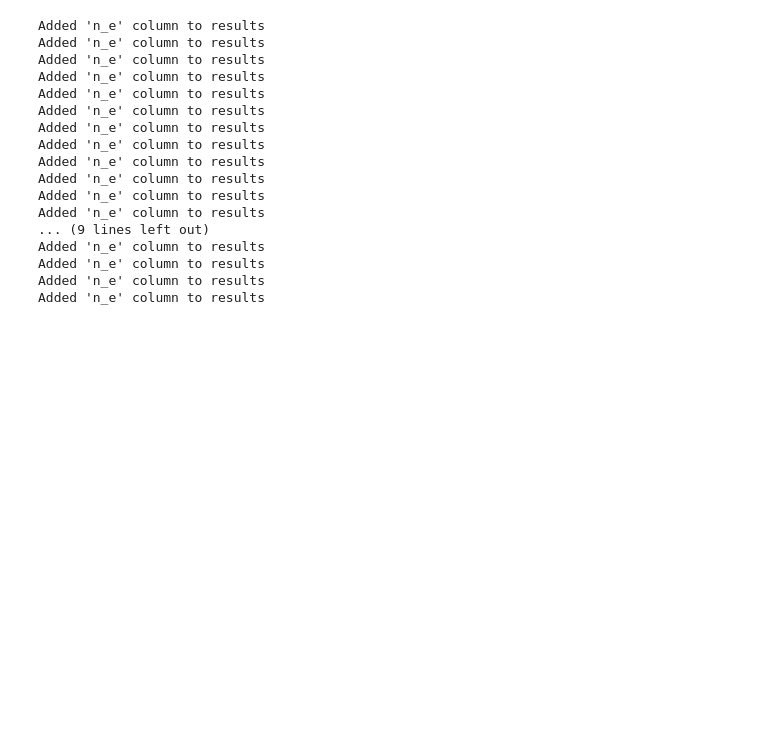
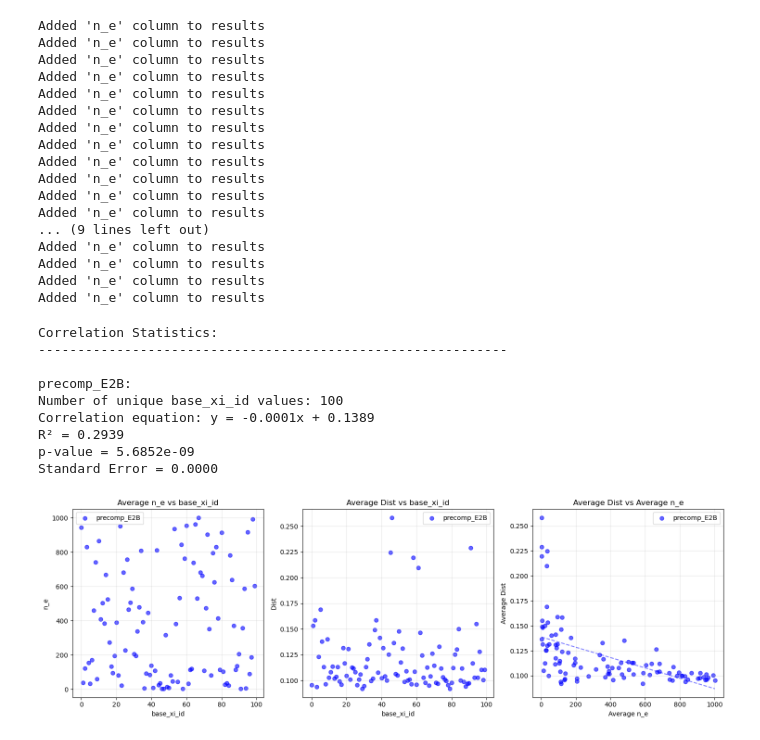
Before and after one commit to Gianmarco-Sarnelli/STL_explainability, a Jupyter notebook: Results_new.ipynb, the cells around one changed output. Cells and saved outputs as stored; diff of their text form; code cells hidden in the pictures; blank space fills up the shorter version.

```diff
--- a/Results_new.ipynb
+++ b/Results_new.ipynb
@@ -420,3 +551,36 @@ Added 'n_e' column to results
 Added 'n_e' column to results
 Added 'n_e' column to results
 Added 'n_e' column to results
+# %%
+# Computing the average results for each base_xi_id:
+#['n_psi_added', 'n_traj', 'local_std', 'n_traj_points', 'phi_id', 'base_xi_id', 'Dist', 'Cos_Dist', 'Dist_rho', 'Norm_glob', 'Norm_loc', 'Norm_imp', 'Pinv_error', 'Sum_weights', 'Sum_squared_weights', 'Elapsed_time', 'Process_mem', 'n_e']
+
+# Example parameters
+test_names = ["precomp_E2B"]
+column_x = "base_xi_id"
+column_y1 = "n_e"
+column_y2 = "Dist"
+
+# Optional focus dictionary to filter specific values
+#focus_dict = {}
+
+# Create the analysis plots
+fig, stats_summary = analyze_column_correlations(
+    test_names=test_names,
+    column_x=column_x,
+    column_y1=column_y1,
+    column_y2=column_y2
+)
+
+plt.show()
+# %% [output]
+Correlation Statistics:
+------------------------------------------------------------
+
+precomp_E2B:
+Number of unique base_xi_id values: 100
+Correlation equation: y = -0.0001x + 0.1389
+R² = 0.2939
+p-value = 5.6852e-09
+Standard Error = 0.0000
+[figure, added]
```
Also changed, not shown: parts of 3 cells of this notebook, 7 other files.
